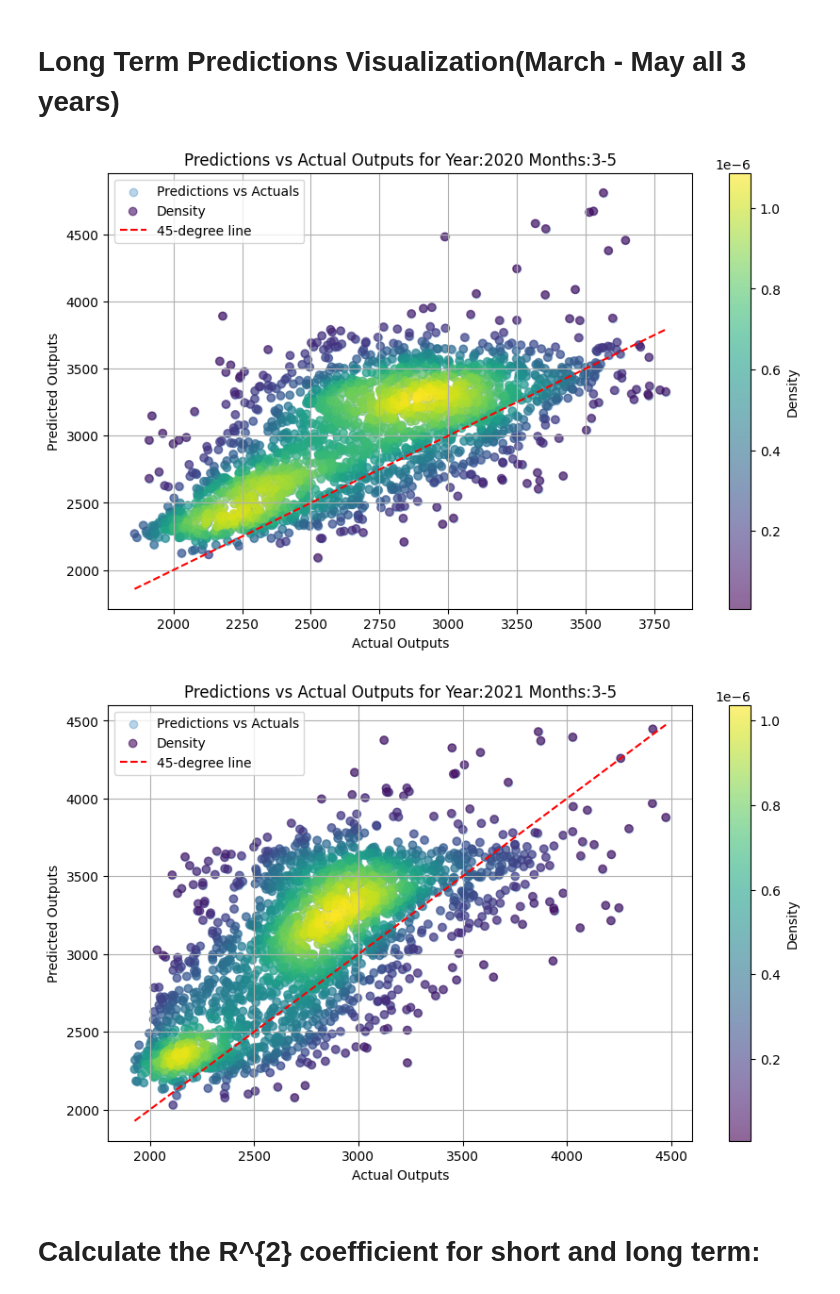
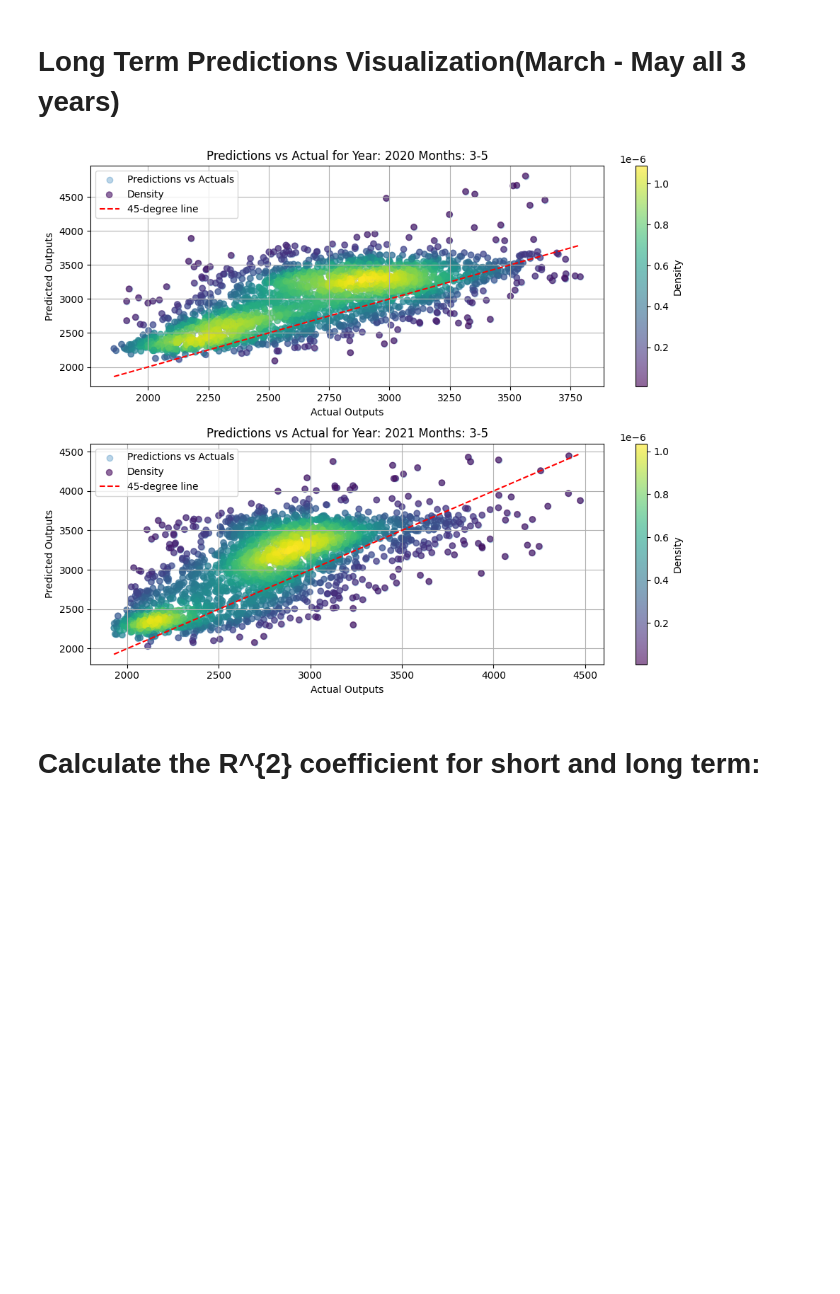
Before and after one commit to j1wnkim/BayesianTimeSeries, a Jupyter notebook: VisualizingResultsNormal.ipynb, the cells around one changed output. Cells and saved outputs as stored; diff of their text form; code cells hidden in the pictures; blank space fills up the shorter version.

```diff
--- a/VisualizingResultsNormal.ipynb
+++ b/VisualizingResultsNormal.ipynb
@@ -27,8 +27,8 @@ filtered_columns = [
 filtered_actuals_short = actuals_short[filtered_columns]
 filtered_predictions_short = predictions_short[filtered_columns]
 # Function to create combined scatter and density plots for each month
-def plot_monthly_comparison_with_density(actuals, predictions, months, years):
-    fig, axes = plt.subplots(nrows=3, ncols=1, figsize=(10, 12))
+def plot_monthly_comparison_with_density(actuals, predictions, months, years, figwidth = 10, figheight = 12):
+    fig, axes = plt.subplots(nrows=len(years), ncols=1, figsize=(figwidth, figheight))
     idx = 0
 
     for year in years:
@@ -92,39 +92,35 @@ plot_monthly_comparison_with_density(filtered_actuals_short, filtered_prediction
 # %%
 actuals_long = pd.read_csv("TestingLong/TestingActual_long.csv")
 predictions_long = pd.read_csv("TestingLong/NormalTestingPredictionsLong.csv")
 # Extract dates from the column headers
 actuals_long.columns = pd.to_datetime(
     actuals_long.columns.str.extract(r'(\d{1,2}/\d{1,2}/\d{4})')[0], format='%m/%d/%Y', errors='coerce'
 )
 predictions_long.columns = pd.to_datetime(
     predictions_long.columns.str.extract(r'(\d{1,2}/\d{1,2}/\d{4})')[0], format='%m/%d/%Y', errors='coerce'
 )
 
 valid_months = [3, 4, 5]
 valid_years = [2020, 2021]
 filtered_columns = [
     col for col in actuals_long.columns if col.month in valid_months and col.year in valid_years
 ]
 
 filtered_actuals_long = actuals_long[filtered_columns]
 filtered_predictions_long = predictions_long[filtered_columns]
 
-
-valid_months = [3, 4, 5]
-valid_years = [2020, 2021]
 filtered_columns = [
     col for col in actuals_long.columns if col.month in valid_months and col.year in valid_years
 ]
 
 # Subset the data
 filtered_actuals_long = actuals_long[filtered_columns]
 filtered_predictions_long = predictions_long[filtered_columns]
 
-for year in valid_years:
-    plot_monthly_comparison_with_density(filtered_actuals_long, filtered_predictions_long, valid_months, year)
+
+plot_monthly_comparison_with_density(filtered_actuals_long, filtered_predictions_long, [3, 4, 5], [2020,2021], figheight = 8, figwidth = 10)
 # %% [output]
-[figure, old version]
+[figure, new version]
-[figure, removed]
 # %% [markdown]
 # Calculate the R^{2} coefficient for short and long term:
 # %%
```
Also changed, not shown: 1 other file.
